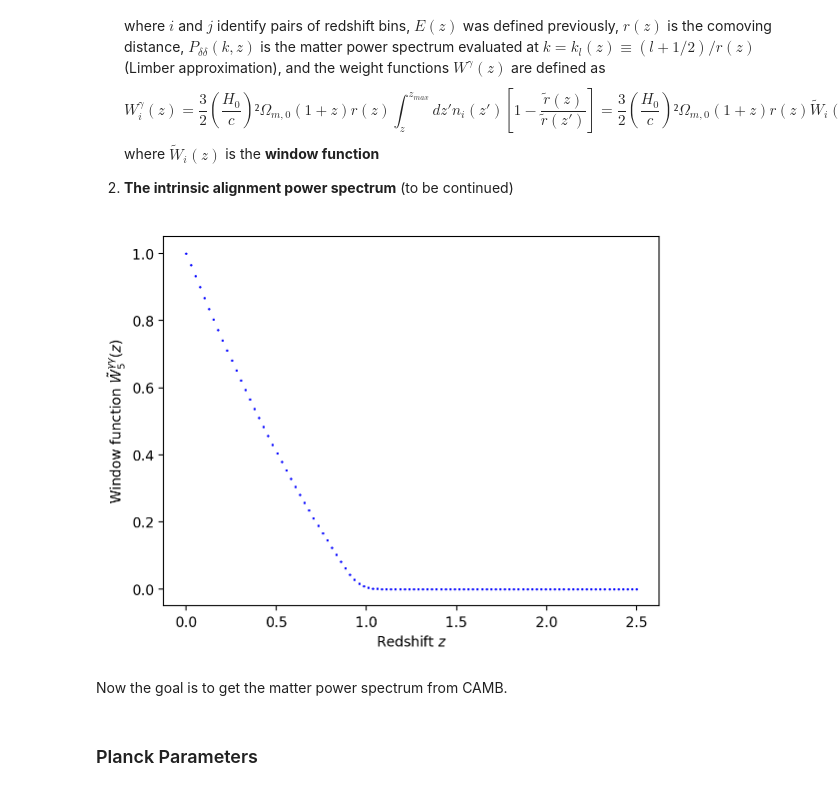
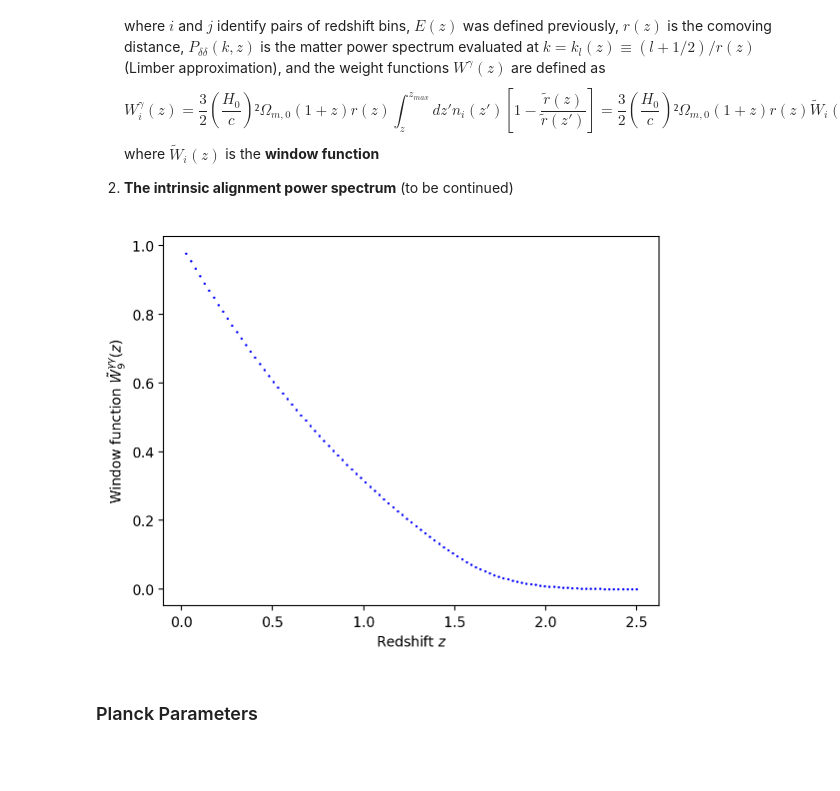
Before and after one commit to vPedreros/dfi-summer-2023, a Jupyter notebook: summer_nb.ipynb, the cells around one changed output. Drawn from its saved outputs; the diff is of its cells as text; code cells hidden in the pictures; blank space fills up the shorter version.

```diff
--- a/summer_nb.ipynb
+++ b/summer_nb.ipynb
@@ -260,8 +260,8 @@ def pdf(zp, z, cb=1.0, zb=0.0, sigb=0.05, co=1.0, zo=0.1, sigo=0.05, fout=0.1):
     Output: probability that the galaxy of redshift z
     has a measured redshift zp.
     """
-    exp1 = np.exp(-1 / 2 * ((z - cb * zp - zb) / sigb * (1 + z)) ** 2)
-    exp2 = np.exp(-1 / 2 * ((z - co * zp - zo) / sigo * (1 + z)) ** 2)
+    exp1 = np.exp(-1 / 2 * ((z - cb * zp - zb) / (sigb * (1 + z))) ** 2)
+    exp2 = np.exp(-1 / 2 * ((z - co * zp - zo) / (sigo * (1 + z))) ** 2)
 
     term1 = (1 - fout) / (np.sqrt(2 * np.pi) * sigb * (1+ z))
     term2 = fout / (np.sqrt(2 * np.pi) * sigo * (1+ z))
@@ -282,16 +282,20 @@ def n(z, zm=0.9):
     return (z / z0) ** 2 * np.exp(-(z / z0) ** (3 / 2))
 
 
-def bin_number_density(i, z, zmin=0.0, zmax=2.5):
+def bin_number_density(i, z, zmin=0.001, zmax=2.5):
     """Number density of observed galaxies in the ith bin.
     Quad integration from scipy is used.
     ===================================================
     Inputs: bin number i, redshift z, min/max redshift
-    zmin/zmax (optional, default=0.0/2.5)
+    zmin/zmax (optional, default=0.0/2.5), number of steps
+    for integration N_int.
     Output: number density at redshift z in the ith bin.
     """
     ith_bin = z_equipop_bins[i]
     zi_l, zi_u = ith_bin
+
+    #z_int = np.linspace(zmin, zmax, N_int)
+    #dz = (zmax - zmin) / N_int
 
     def integrand1(u):
         return n(z) * pdf(u, z)
@@ -299,11 +303,12 @@ def bin_number_density(i, z, zmin=0.0, zmax=2.5):
     def integrand2(v, w):
         return n(w) * pdf(v, w)
 
-    num = integrate.quad(integrand1, zi_l, zi_u)[0]
-    den = integrate.nquad(integrand2, [[zi_l, zi_u], [zmin, zmax]])[0]
+    num = integrate.romberg(integrand1, zi_l, zi_u)
+    den = integrate.dblquad(integrand2, zmin, zmax, zi_l, zi_u)[0]
     return num / den
 
-def window_gammagamma(i, z, zmin=0.0, zmax=2.5, calc_ndensity=False):
+
+def window_gammagamma(i, z, zmin=0.001, zmax=2.5, calc_ndensity=True):
     """Reduced window function as a function of redshift.
     Quad integration from scipy is used.
     ===================================================
@@ -311,15 +316,15 @@ def window_gammagamma(i, z, zmin=0.0, zmax=2.5, calc_ndensity=False):
     zmin/zmax (optional, default=0.0/2.5)
     Output: window function evaluated at z, of the ith bin.
     """
-    if calc_ndensity:
-        def integrand(w):
-            return bin_number_density(i, w) * (1 - r(z) / r(w))
-    else:
-        def integrand(w):
-            bin_ndensity = np.loadtxt('bin_ndensity/bin_%s'%(str(i)))
-            idx = np.where(bin_ndensity[:,1:][:,0] == 2.5)[0][0]
-            return bin_ndensity[idx][0] * (1 - r(z) / r(w))
-    return integrate.quad(integrand, z, zmax)[0]
+    #if calc_ndensity:
+    def integrand(w):
+        return bin_number_density(i, w) * (1 - r(z) / r(w))
+    # else:
+    #     def integrand(w):
+    #         bin_ndensity = np.loadtxt('bin_ndensity/bin_%s'%(str(i)))
+    #         idx = np.where(bin_ndensity[:,1:][:,0] == 2.5)[0][0]
+    #         return bin_ndensity[idx][0] * (1 - r(z) / r(w))
+    return integrate.romberg(integrand, z, zmax)
 
 
 def weight_gammagamma(i, z, Omm=omm):
@@ -342,21 +347,19 @@ z_list = [round(i*0.025, 3) for i in range(101)]
 for i in range(len(z_equipop_bins)):
     list = []
     for z in z_list:
-        list.append([bin_number_density(i, z), z])
+        list.append([z, bin_number_density(i, z)])
     np.savetxt('bin_ndensity/bin_%s'%(str(i)), np.array(list))
 # %%
-i = 5
+i = 9
 
 fig, ax = plt.subplots()
 
 for z in z_to_plot:
-    ax.scatter(z, window_gammagamma(i, z, calc_ndensity=True), c='b', s=0.5)
+    ax.scatter(z, window_gammagamma(i, z), c='b', s=0.5)
 ax.set_xlabel('Redshift $z$')
 ax.set_ylabel(r'Window function $\tilde{W}_%s^{\gamma\gamma}(z)$'%(str(i)));
 # %% [output]
-[figure, old version]
+[figure, new version]
-# %% [markdown]
-Now the goal is to get the matter power spectrum from CAMB.
 # %% [markdown]
 ### Planck Parameters
 # %%
```
Also changed, not shown: parts of 7 cells of this notebook.
